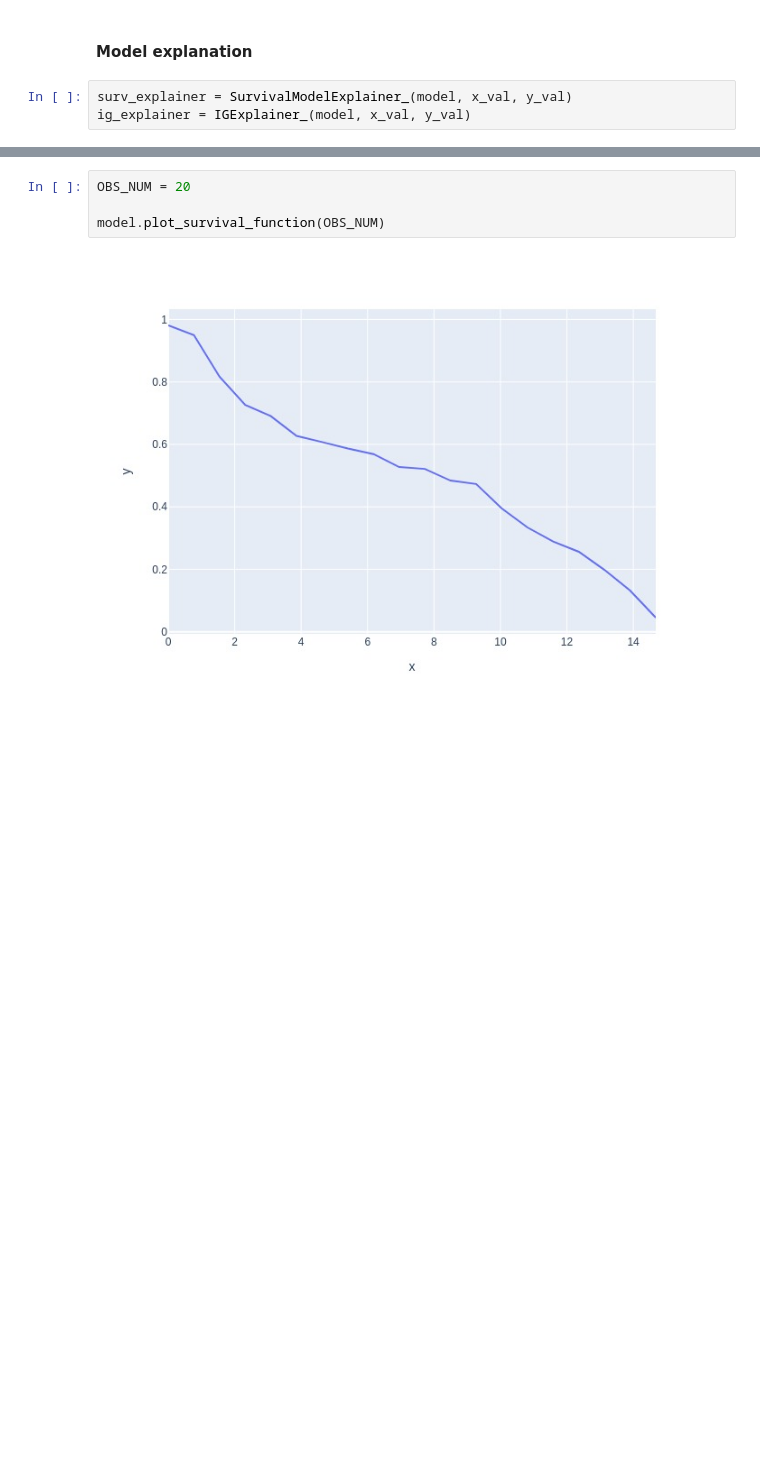
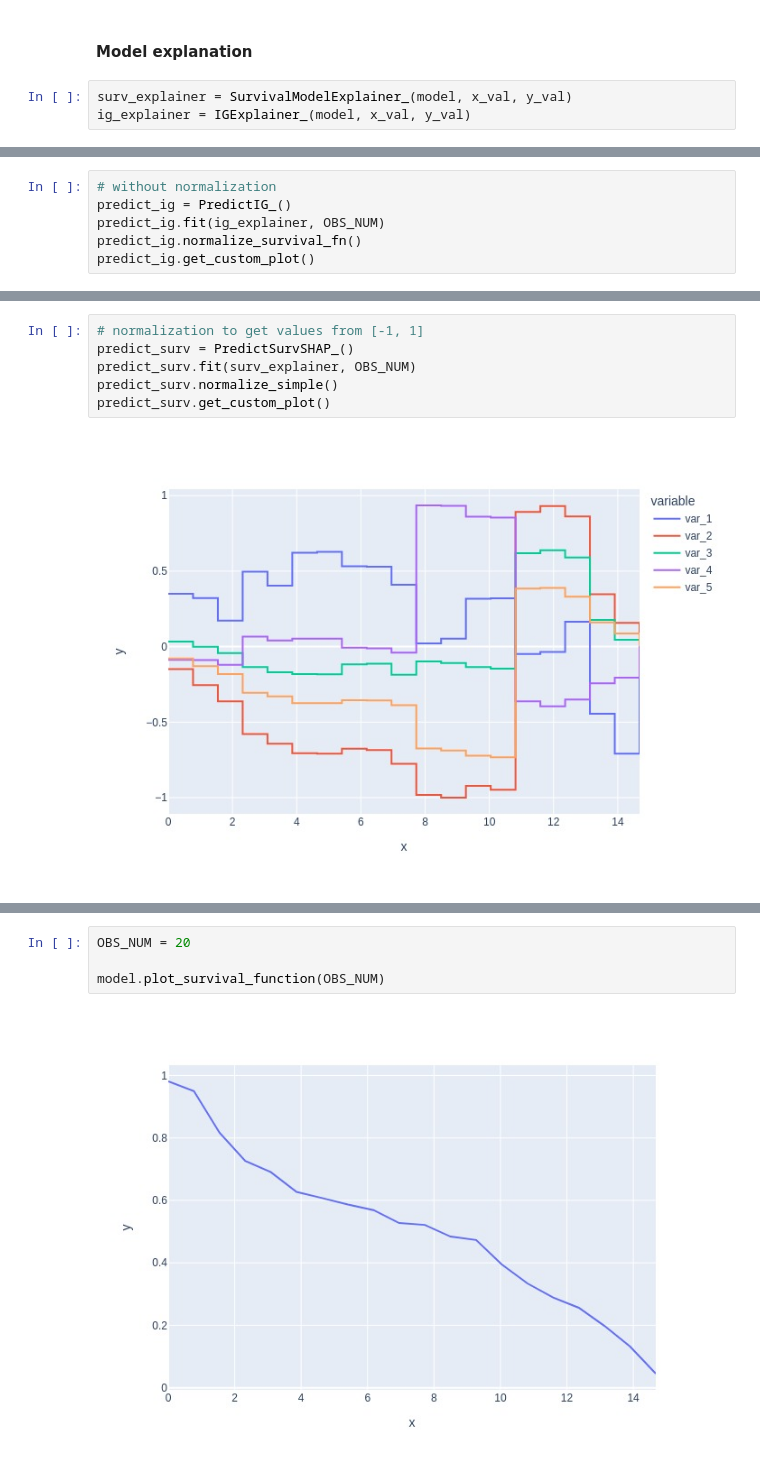
Before and after one commit to kuba-krj/survshap, a Jupyter notebook: wyjasnione_exp3.ipynb, the cells around one changed output, grey strips where cells are left out. Saved outputs shown, nothing was run; the diff lists cells and outputs as text; blank space fills up the shorter version.

```diff
--- a/wyjasnione_exp3.ipynb
+++ b/wyjasnione_exp3.ipynb
@@ -334,0 +382,6 @@ predict_ig.get_custom_plot()
+# %%
+# without normalization
+predict_ig = PredictIG_()
+predict_ig.fit(ig_explainer, OBS_NUM)
+predict_ig.normalize_survival_fn()
+predict_ig.get_custom_plot()
@@ -334,0 +390,8 @@ predict_ig.get_custom_plot()
+# %%
+# normalization to get values from [-1, 1]
+predict_surv = PredictSurvSHAP_()
+predict_surv.fit(surv_explainer, OBS_NUM)
+predict_surv.normalize_simple()
+predict_surv.get_custom_plot()
+# %% [output]
+[figure, added]
```
Also changed, not shown: parts of 18 cells of this notebook.
